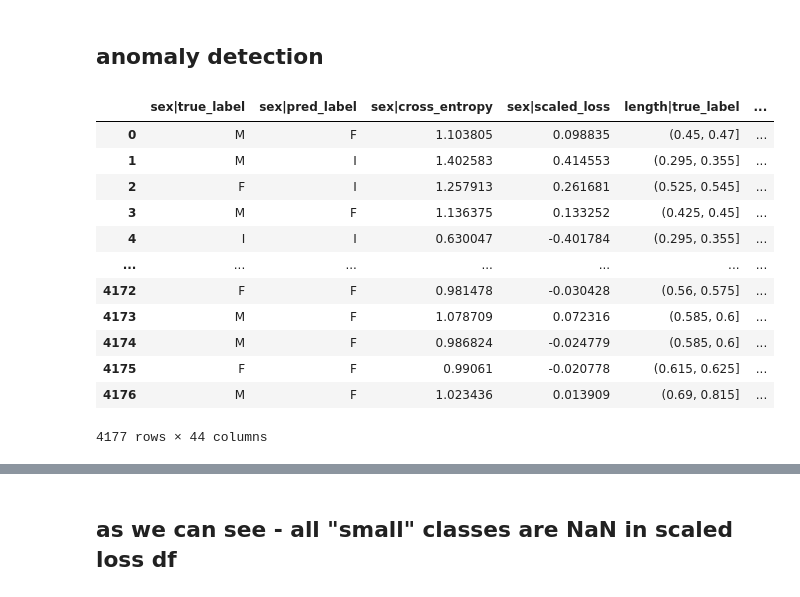
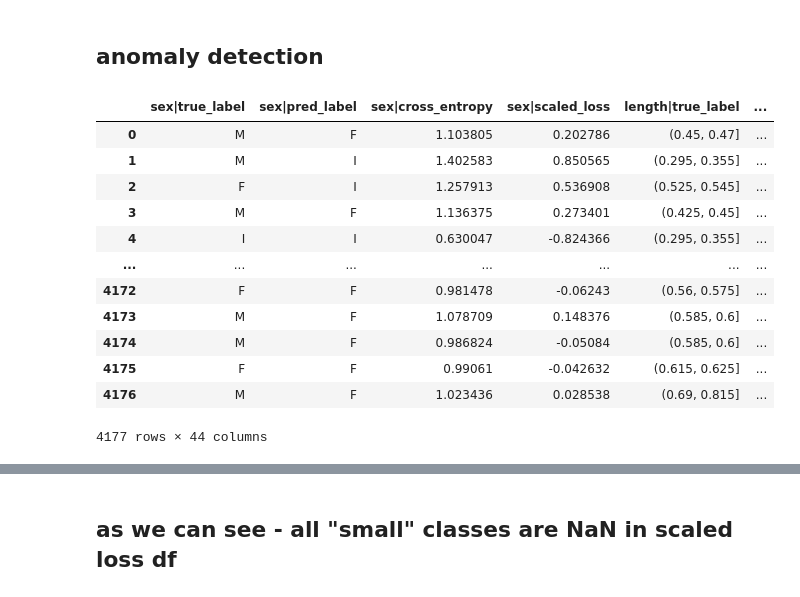
Before and after one commit to RomaKoks/data-quality-abalone, a Jupyter notebook: data_quality_check.ipynb, the cells around one changed output, grey strips where cells are left out. Saved outputs shown, nothing was run; the diff lists cells and outputs as text; code cells hidden in the pictures.

```diff
--- a/data_quality_check.ipynb
+++ b/data_quality_check.ipynb
@@ -360,28 +360,24 @@ length
 from scaling import scale_data
 # %%
 for c, cross_entropy in data_quality.items():
-    scaled_loss, _, _ = scale_data(
-        cross_entropy[['cross_entropy']],
-        test_df=None,
-        quantile_range=(0,90)   # 90+ - highest loss values, small loss is OK, so left border is 0
-    )
+    scaled_loss, _, _ = scale_data(cross_entropy[['cross_entropy']])
     cross_entropy['scaled_loss'] = scaled_loss['cross_entropy']
     cross_entropy.columns = [f'{c}|{dq_c}' for dq_c in cross_entropy.columns]
 data_quality_df = pd.concat(data_quality.values(), axis=1).sort_index()
 data_quality_df
 # %% [output]
 |  | sex|true_label | sex|pred_label | sex|cross_entropy | sex|scaled_loss | length|true_label | ... |
-| 0 | M | F | 1.103805 | 0.098835 | (0.45, 0.47] | ... |
-| 1 | M | I | 1.402583 | 0.414553 | (0.295, 0.355] | ... |
-| 2 | F | I | 1.257913 | 0.261681 | (0.525, 0.545] | ... |
-| 3 | M | F | 1.136375 | 0.133252 | (0.425, 0.45] | ... |
-| 4 | I | I | 0.630047 | -0.401784 | (0.295, 0.355] | ... |
+| 0 | M | F | 1.103805 | 0.202786 | (0.45, 0.47] | ... |
+| 1 | M | I | 1.402583 | 0.850565 | (0.295, 0.355] | ... |
+| 2 | F | I | 1.257913 | 0.536908 | (0.525, 0.545] | ... |
+| 3 | M | F | 1.136375 | 0.273401 | (0.425, 0.45] | ... |
+| 4 | I | I | 0.630047 | -0.824366 | (0.295, 0.355] | ... |
 | ... | ... | ... | ... | ... | ... | ... |
-| 4172 | F | F | 0.981478 | -0.030428 | (0.56, 0.575] | ... |
-| 4173 | M | F | 1.078709 | 0.072316 | (0.585, 0.6] | ... |
-| 4174 | M | F | 0.986824 | -0.024779 | (0.585, 0.6] | ... |
-| 4175 | F | F | 0.99061 | -0.020778 | (0.615, 0.625] | ... |
-| 4176 | M | F | 1.023436 | 0.013909 | (0.69, 0.815] | ... |
+| 4172 | F | F | 0.981478 | -0.06243 | (0.56, 0.575] | ... |
+| 4173 | M | F | 1.078709 | 0.148376 | (0.585, 0.6] | ... |
+| 4174 | M | F | 0.986824 | -0.05084 | (0.585, 0.6] | ... |
+| 4175 | F | F | 0.99061 | -0.042632 | (0.615, 0.625] | ... |
+| 4176 | M | F | 1.023436 | 0.028538 | (0.69, 0.815] | ... |
 4177 rows × 44 columns
 # %%
 scaled_loss = data_quality_df[[c for c in data_quality_df.columns if 'scaled_loss' in c]].copy()
```
Also changed, not shown: parts of 16 cells of this notebook.
